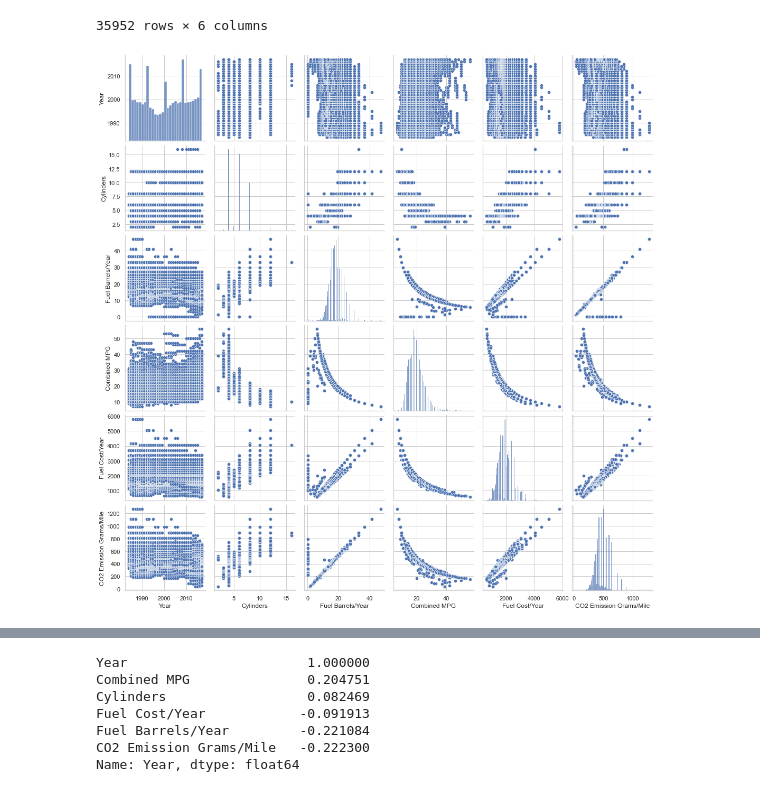
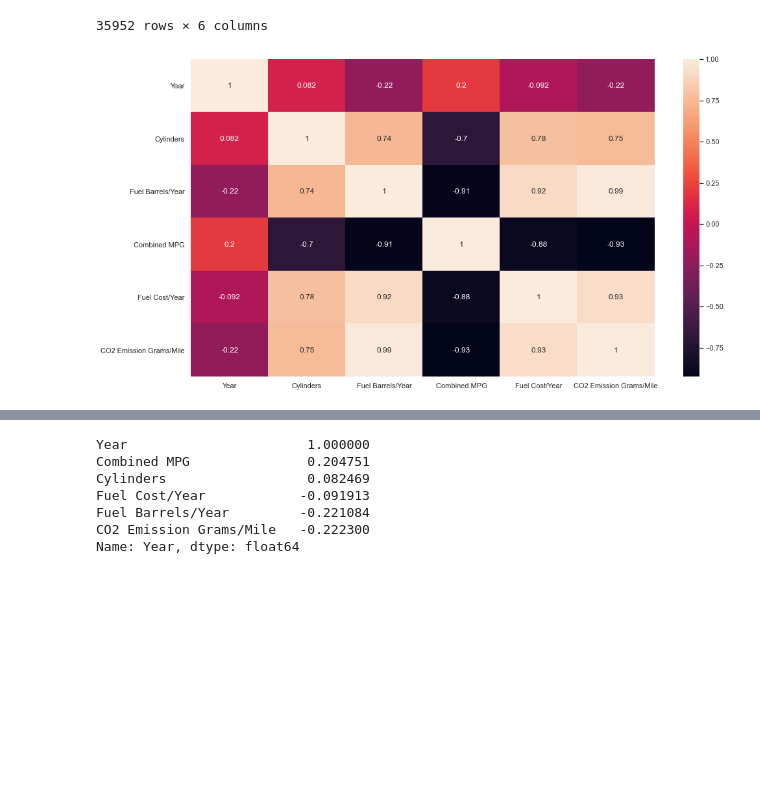
Before and after one commit to Ironhack-Data-Madrid-Febrero-2021/lab-regression-analysis, a Jupyter notebook: your-code.ipynb, the cells around one changed output, grey strips where cells are left out. Cells and saved outputs as stored; diff of their text form; code cells hidden in the pictures; blank space fills up the shorter version.

```diff
--- a/your-code.ipynb
+++ b/your-code.ipynb
@@ -198,10 +198,12 @@ vehicled_sorted
 | 33278 | 2017 | 4.0 | 6.338654 | 52 | 650 | 171.000000 |
 | 33280 | 2017 | 4.0 | 5.885893 | 56 | 600 | 158.000000 |
 35952 rows × 6 columns
-# %%
-sns.pairplot(vehicled_sorted);
-# %% [output]
-[figure, removed]
+# %%
+correlation_mat = vehicled_sorted.corr()
+sns.heatmap(correlation_mat, annot = True)
+plt.show()
+# %% [output]
+[figure, added]
 # %%
 corr_matrix =vehicled_sorted.corr()
 corr_matrix
```
Also changed, not shown: parts of 29 cells of this notebook.
